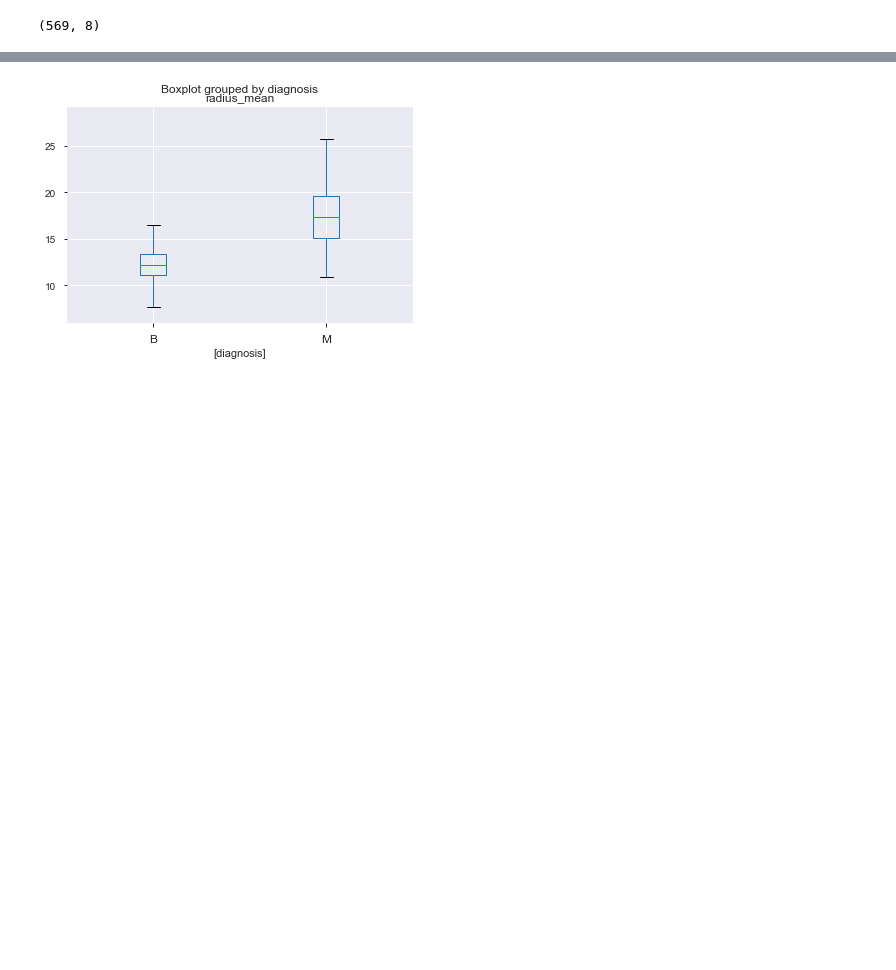
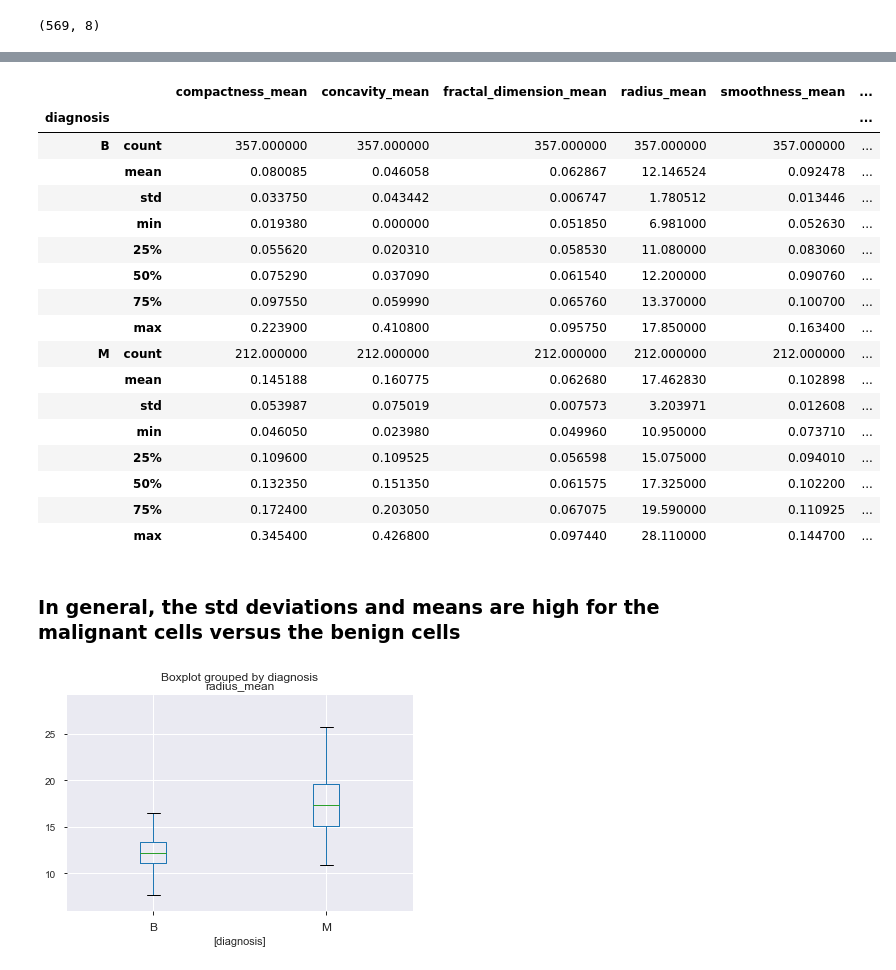
Before and after one commit to debajyoti-iitm/BreastCancerClassifier, a Jupyter notebook: code/BreastCancer_MLProject.ipynb, the cells around one changed output, grey strips where cells are left out. Cells and saved outputs as stored; diff of their text form; code cells hidden in the pictures; blank space fills up the shorter version.

```diff
--- a/code/BreastCancer_MLProject.ipynb
+++ b/code/BreastCancer_MLProject.ipynb
@@ -9,7 +9,7 @@ from sklearn.preprocessing import StandardScaler
 
 %matplotlib inline
 # %%
-data = pd.read_csv('./data/data.csv')
+data = pd.read_csv('../data/data.csv')
 # %%
 data.head()
 # %% [output]
@@ -64,3 +76,26 @@ data.shape
+# %%
+data.groupby('diagnosis').describe()
+# %% [output]
+|  |  | compactness_mean | concavity_mean | fractal_dimension_mean | radius_mean | smoothness_mean | ... |
+| diagnosis |  |  |  |  |  |  | ... |
+| B | count | 357.000000 | 357.000000 | 357.000000 | 357.000000 | 357.000000 | ... |
+|  | mean | 0.080085 | 0.046058 | 0.062867 | 12.146524 | 0.092478 | ... |
+|  | std | 0.033750 | 0.043442 | 0.006747 | 1.780512 | 0.013446 | ... |
+|  | min | 0.019380 | 0.000000 | 0.051850 | 6.981000 | 0.052630 | ... |
+|  | 25% | 0.055620 | 0.020310 | 0.058530 | 11.080000 | 0.083060 | ... |
+|  | 50% | 0.075290 | 0.037090 | 0.061540 | 12.200000 | 0.090760 | ... |
+|  | 75% | 0.097550 | 0.059990 | 0.065760 | 13.370000 | 0.100700 | ... |
+|  | max | 0.223900 | 0.410800 | 0.095750 | 17.850000 | 0.163400 | ... |
+| M | count | 212.000000 | 212.000000 | 212.000000 | 212.000000 | 212.000000 | ... |
+|  | mean | 0.145188 | 0.160775 | 0.062680 | 17.462830 | 0.102898 | ... |
+|  | std | 0.053987 | 0.075019 | 0.007573 | 3.203971 | 0.012608 | ... |
+|  | min | 0.046050 | 0.023980 | 0.049960 | 10.950000 | 0.073710 | ... |
+|  | 25% | 0.109600 | 0.109525 | 0.056598 | 15.075000 | 0.094010 | ... |
+|  | 50% | 0.132350 | 0.151350 | 0.061575 | 17.325000 | 0.102200 | ... |
+|  | 75% | 0.172400 | 0.203050 | 0.067075 | 19.590000 | 0.110925 | ... |
+|  | max | 0.345400 | 0.426800 | 0.097440 | 28.110000 | 0.144700 | ... |
+# %% [markdown]
+### In general, the std deviations and means are high for the malignant cells versus the benign cells
 # %%
 def box_plot(df, grouping):
     '''takes a data frame and a grouping, returns a box plot of each column,
```
Also changed, not shown: parts of 2 cells of this notebook.
